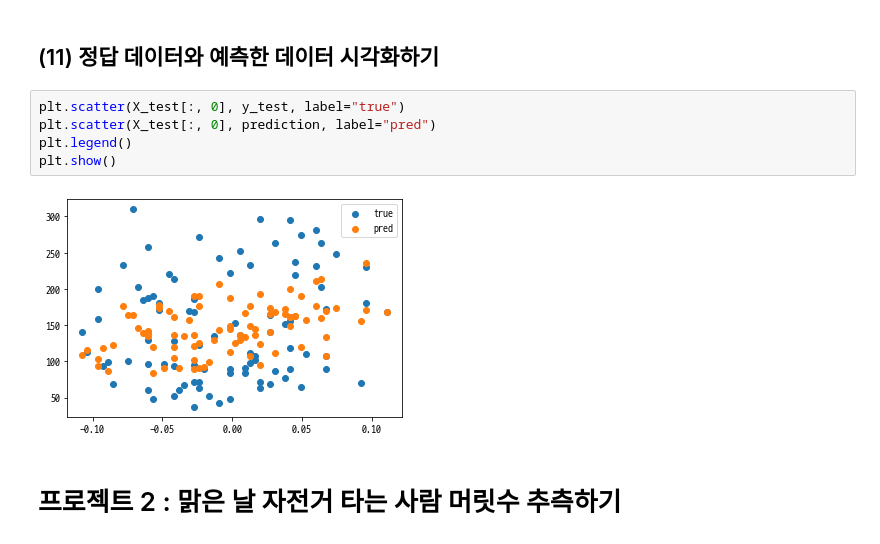
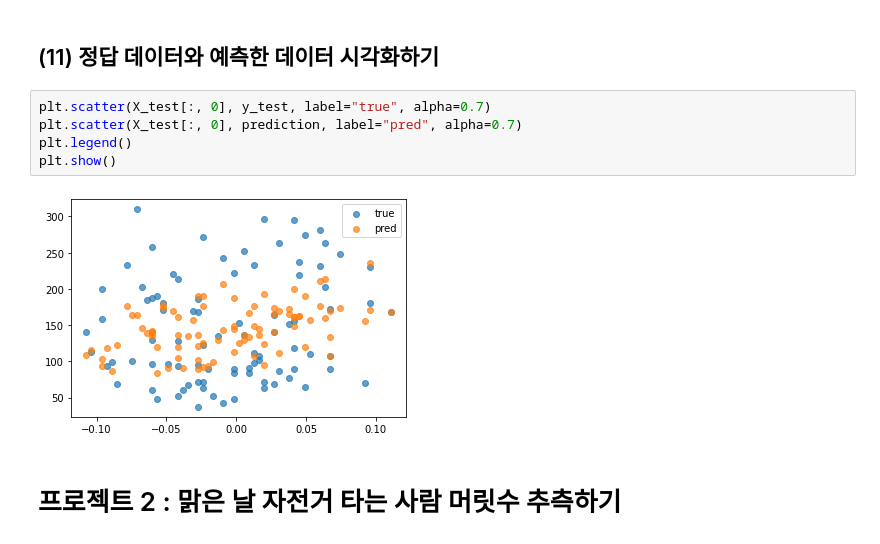
Before and after one commit to byhankim/aiffel, a Jupyter notebook: e/E05_diabetes_bike_regression_project.ipynb, the cells around one changed output. Saved outputs shown, nothing was run; the diff lists cells and outputs as text.

```diff
--- a/e/E05_diabetes_bike_regression_project.ipynb
+++ b/e/E05_diabetes_bike_regression_project.ipynb
@@ -256,12 +256,12 @@ mse
 # %% [markdown]
 ## (11) 정답 데이터와 예측한 데이터 시각화하기
 # %%
-plt.scatter(X_test[:, 0], y_test, label="true")
-plt.scatter(X_test[:, 0], prediction, label="pred")
+plt.scatter(X_test[:, 0], y_test, label="true", alpha=0.7)
+plt.scatter(X_test[:, 0], prediction, label="pred", alpha=0.7)
 plt.legend()
 plt.show()
 # %% [output]
-[figure, old version]
+[figure, new version]
 # %% [markdown]
 # 프로젝트 2 : 맑은 날 자전거 타는 사람 머릿수 추측하기
 # %% [markdown]
```
Also changed, not shown: parts of 29 cells of this notebook, 2 other files.
